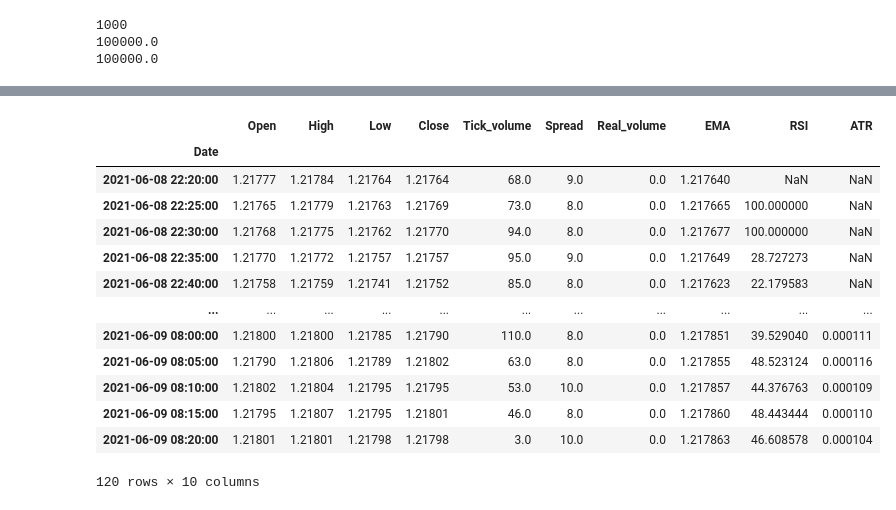
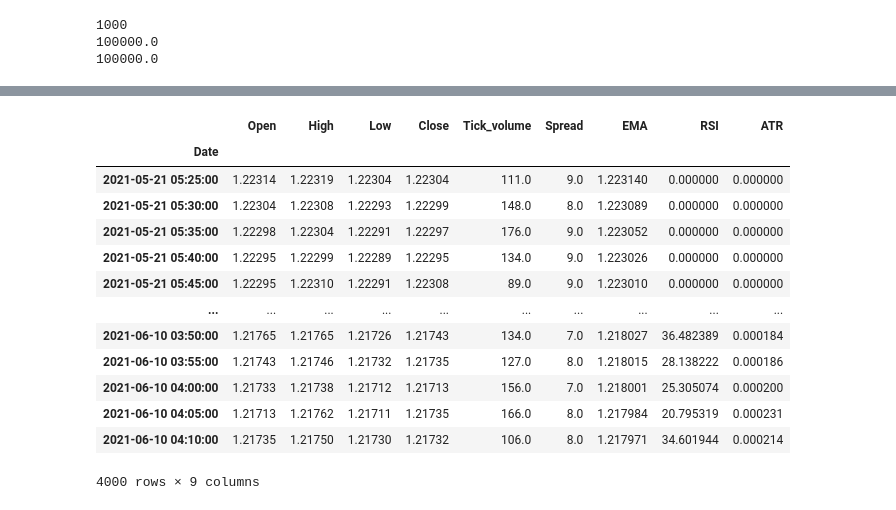
Before and after one commit to dhupee/MetaNgepet, a Jupyter notebook: MetaNgepet-Train.ipynb, the cells around one changed output, grey strips where cells are left out. Drawn from its saved outputs; the diff is of its cells as text; code cells hidden in the pictures.

```diff
--- a/MetaNgepet-Train.ipynb
+++ b/MetaNgepet-Train.ipynb
@@ -171,41 +178,43 @@ Display dataframe with data
 # %%
 # read csv from datasets folder
 df = pd.read_csv('./Datasets/{}.csv'.format(Symbol))
 
 # turn time coloumn into datetime
 df['time'] = pd.to_datetime(df['time'])
 
+del df['real_volume']
+
 # make indicator coloumns to the dataframe
-df['EMA'] = TA.EMA(df, 100, 'close')
-df['RSI'] = TA.RSI(df, 14)
+df['EMA'] = TA.EMA(df, 100, 'open')
+df['RSI'] = TA.RSI(df, 14, 'open')
 df['ATR'] = TA.ATR(df, 14)
+df.fillna(0, inplace=True)
 
 #  rename coloumn's name
 df = df.rename(columns={
     "time":"Date",
     "open":"Open",
     "high":"High",
     "low":"Low",
     "close":"Close",
     "tick_volume":"Tick_volume",
     "spread":"Spread",
-    "real_volume":"Real_volume"
 })
 
 df.set_index('Date', inplace=True)
 df
 # %% [output]
-|  | Open | High | Low | Close | Tick_volume | Spread | Real_volume | EMA | RSI | ATR |
-| Date |  |  |  |  |  |  |  |  |  |  |
-| 2021-06-08 22:20:00 | 1.21777 | 1.21784 | 1.21764 | 1.21764 | 68.0 | 9.0 | 0.0 | 1.217640 | NaN | NaN |
-| 2021-06-08 22:25:00 | 1.21765 | 1.21779 | 1.21763 | 1.21769 | 73.0 | 8.0 | 0.0 | 1.217665 | 100.000000 | NaN |
-| 2021-06-08 22:30:00 | 1.21768 | 1.21775 | 1.21762 | 1.21770 | 94.0 | 8.0 | 0.0 | 1.217677 | 100.000000 | NaN |
-| 2021-06-08 22:35:00 | 1.21770 | 1.21772 | 1.21757 | 1.21757 | 95.0 | 9.0 | 0.0 | 1.217649 | 28.727273 | NaN |
-| 2021-06-08 22:40:00 | 1.21758 | 1.21759 | 1.21741 | 1.21752 | 85.0 | 8.0 | 0.0 | 1.217623 | 22.179583 | NaN |
-| ... | ... | ... | ... | ... | ... | ... | ... | ... | ... | ... |
-| 2021-06-09 08:00:00 | 1.21800 | 1.21800 | 1.21785 | 1.21790 | 110.0 | 8.0 | 0.0 | 1.217851 | 39.529040 | 0.000111 |
-| 2021-06-09 08:05:00 | 1.21790 | 1.21806 | 1.21789 | 1.21802 | 63.0 | 8.0 | 0.0 | 1.217855 | 48.523124 | 0.000116 |
-| 2021-06-09 08:10:00 | 1.21802 | 1.21804 | 1.21795 | 1.21795 | 53.0 | 10.0 | 0.0 | 1.217857 | 44.376763 | 0.000109 |
-| 2021-06-09 08:15:00 | 1.21795 | 1.21807 | 1.21795 | 1.21801 | 46.0 | 8.0 | 0.0 | 1.217860 | 48.443444 | 0.000110 |
-| 2021-06-09 08:20:00 | 1.21801 | 1.21801 | 1.21798 | 1.21798 | 3.0 | 10.0 | 0.0 | 1.217863 | 46.608578 | 0.000104 |
+|  | Open | High | Low | Close | Tick_volume | Spread | EMA | RSI | ATR |
+| Date |  |  |  |  |  |  |  |  |  |
+| 2021-05-21 05:25:00 | 1.22314 | 1.22319 | 1.22304 | 1.22304 | 111.0 | 9.0 | 1.223140 | 0.000000 | 0.000000 |
+| 2021-05-21 05:30:00 | 1.22304 | 1.22308 | 1.22293 | 1.22299 | 148.0 | 8.0 | 1.223089 | 0.000000 | 0.000000 |
+| 2021-05-21 05:35:00 | 1.22298 | 1.22304 | 1.22291 | 1.22297 | 176.0 | 9.0 | 1.223052 | 0.000000 | 0.000000 |
+| 2021-05-21 05:40:00 | 1.22295 | 1.22299 | 1.22289 | 1.22295 | 134.0 | 9.0 | 1.223026 | 0.000000 | 0.000000 |
+| 2021-05-21 05:45:00 | 1.22295 | 1.22310 | 1.22291 | 1.22308 | 89.0 | 9.0 | 1.223010 | 0.000000 | 0.000000 |
+| ... | ... | ... | ... | ... | ... | ... | ... | ... | ... |
+| 2021-06-10 03:50:00 | 1.21765 | 1.21765 | 1.21726 | 1.21743 | 134.0 | 7.0 | 1.218027 | 36.482389 | 0.000184 |
+| 2021-06-10 03:55:00 | 1.21743 | 1.21746 | 1.21732 | 1.21735 | 127.0 | 8.0 | 1.218015 | 28.138222 | 0.000186 |
+| 2021-06-10 04:00:00 | 1.21733 | 1.21738 | 1.21712 | 1.21713 | 156.0 | 7.0 | 1.218001 | 25.305074 | 0.000200 |
+| 2021-06-10 04:05:00 | 1.21713 | 1.21762 | 1.21711 | 1.21735 | 166.0 | 8.0 | 1.217984 | 20.795319 | 0.000231 |
+| 2021-06-10 04:10:00 | 1.21735 | 1.21750 | 1.21730 | 1.21732 | 106.0 | 8.0 | 1.217971 | 34.601944 | 0.000214 |
-120 rows × 10 columns
+4000 rows × 9 columns
```
Also changed, not shown: parts of 14 cells of this notebook, 5 other files.
